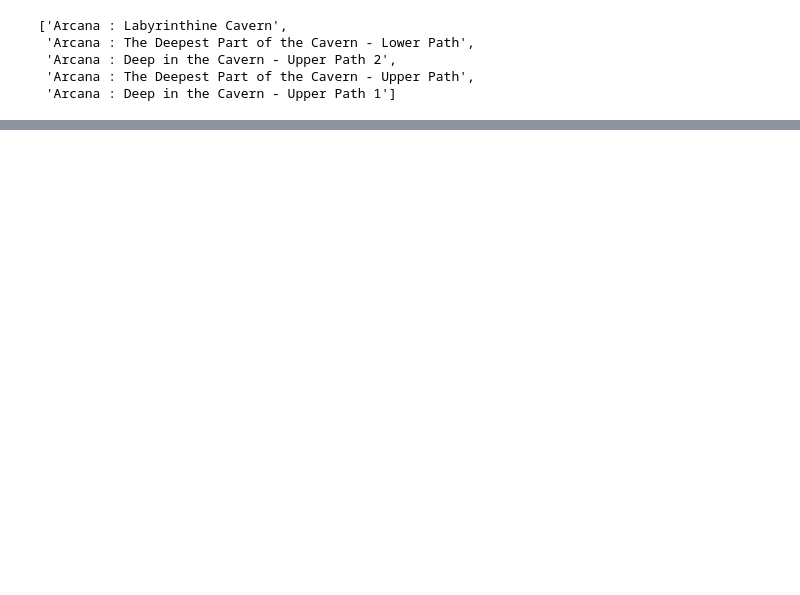
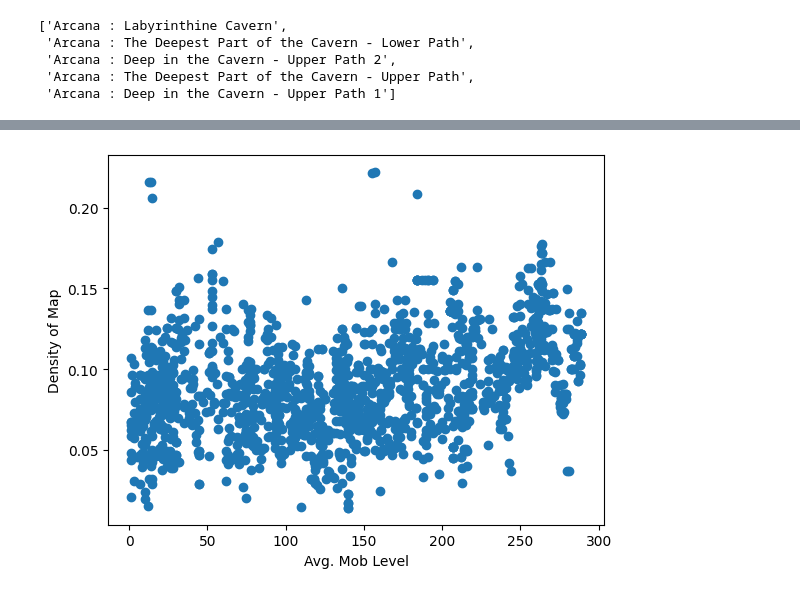
Before and after one commit to jennysu1105/Maplestory-Exploratory-Data, a Jupyter notebook: scrape_map_spawn_data.ipynb, the cells around one changed output, grey strips where cells are left out. Saved outputs shown, nothing was run; the diff lists cells and outputs as text; code cells hidden in the pictures; blank space fills up the shorter version.

```diff
--- a/scrape_map_spawn_data.ipynb
+++ b/scrape_map_spawn_data.ipynb
@@ -51,0 +175,8 @@ maps
+# %%
+# visual display of densities in each level
+plt.scatter(df_density['Avg.LV'], df_density['Density'])
+plt.xlabel("Avg. Mob Level")
+plt.ylabel("Density of Map")
+plt.show()
+# %% [output]
+[figure, added]
```
Also changed, not shown: parts of 17 cells of this notebook.
